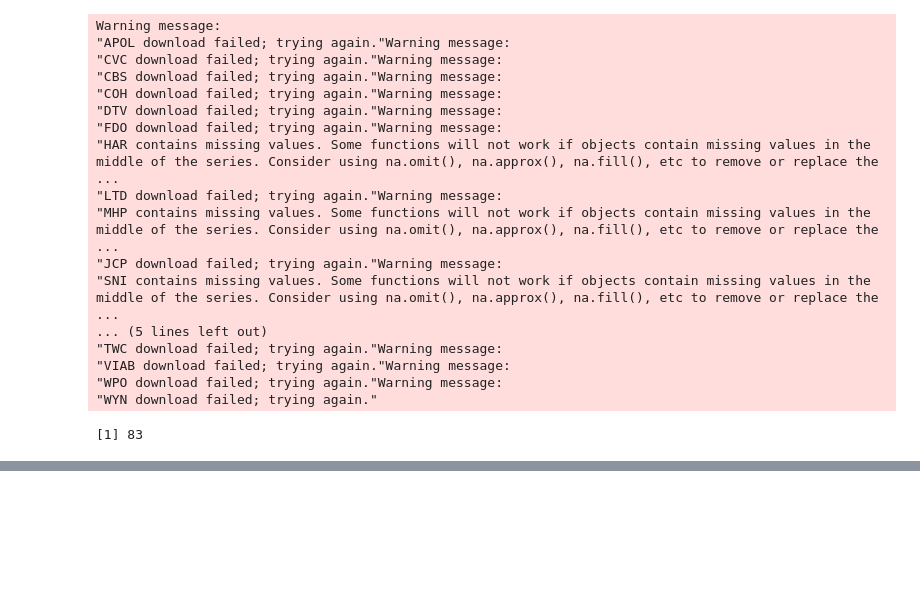
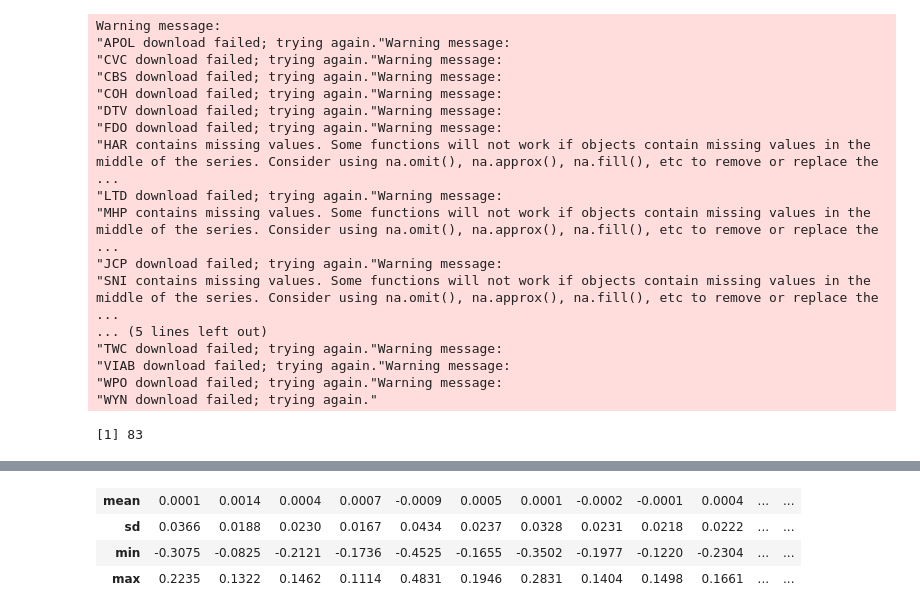
Before and after one commit to 51014941/JEM059-HW-Zhang-and-Qu, a Jupyter notebook: HW1-draft.ipynb, the cells around one changed output, grey strips where cells are left out. Drawn from its saved outputs; the diff is of its cells as text; code cells hidden in the pictures; blank space fills up the shorter version.

```diff
--- a/HW1-draft.ipynb
+++ b/HW1-draft.ipynb
@@ -100,0 +265,18 @@ $AMZN
+# %%
+# Compute the summary statistics
+stats <- lapply(lrets, function(y){
+    c(mean(y), sd(y), min(y), max(y))
+})
+# Round the numbers
+stats <- sapply(stats, function(y){
+    round(y, 4)
+    })
+# Format the output
+rownames(stats) <- c('mean', 'sd', 'min', 'max')
+#colnames(stats) <- symbols
+stats
+# %% [output]
+| mean | 0.0001 | 0.0014 | 0.0004 | 0.0007 | -0.0009 | 0.0005 | 0.0001 | -0.0002 | -0.0001 | 0.0004 | ... | ... |
+| sd | 0.0366 | 0.0188 | 0.0230 | 0.0167 | 0.0434 | 0.0237 | 0.0328 | 0.0231 | 0.0218 | 0.0222 | ... | ... |
+| min | -0.3075 | -0.0825 | -0.2121 | -0.1736 | -0.4525 | -0.1655 | -0.3502 | -0.1977 | -0.1220 | -0.2304 | ... | ... |
+| max | 0.2235 | 0.1322 | 0.1462 | 0.1114 | 0.4831 | 0.1946 | 0.2831 | 0.1404 | 0.1498 | 0.1661 | ... | ... |
```
Also changed, not shown: parts of 20 cells of this notebook, 2 other files.
